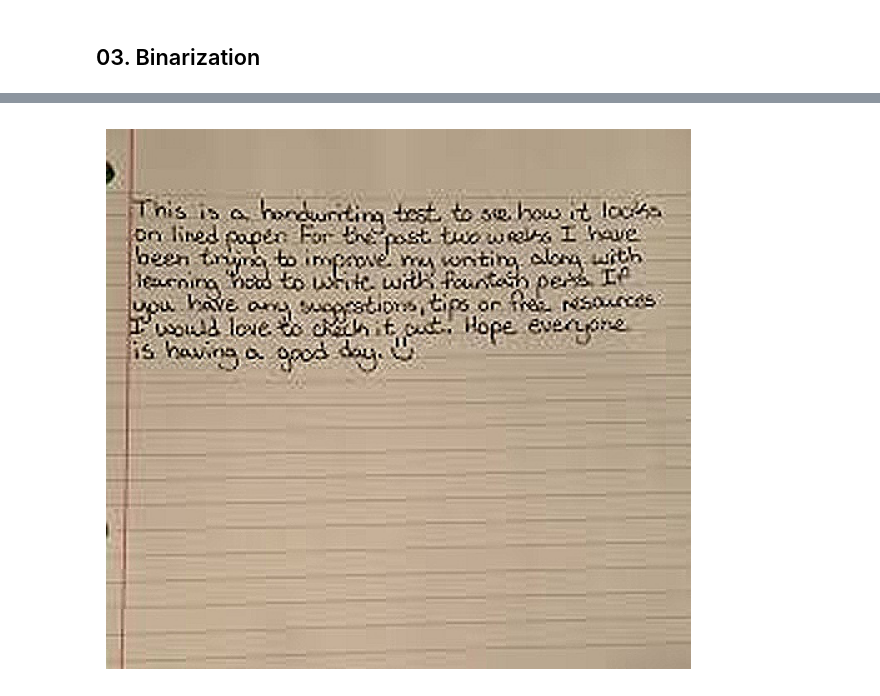
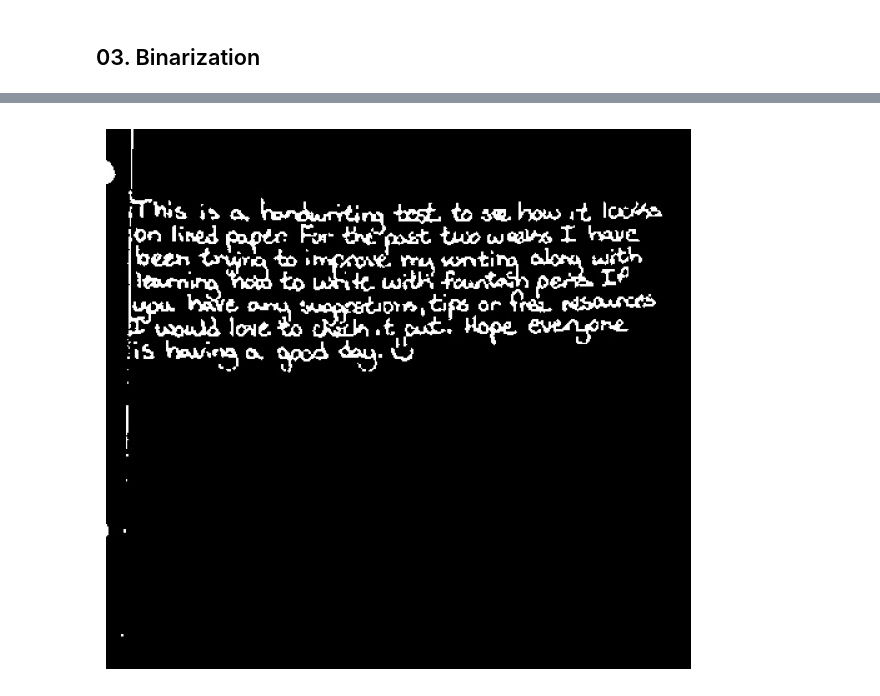
Before and after one commit to saakshiwagh/ocr-python, a Jupyter notebook: 02_02_working_with_opencv.ipynb, the cells around one changed output, grey strips where cells are left out. Drawn from its saved outputs; the diff is of its cells as text; code cells hidden in the pictures.

```diff
--- a/02_02_working_with_opencv.ipynb
+++ b/02_02_working_with_opencv.ipynb
@@ -96,22 +88,7 @@ display("temp/upscaled_handwritten_sample.jpeg")
-# %%
-import cv2
-import numpy as np
-
-# Load the image
-img = cv2.imread("temp/upscaled_handwritten_sample.jpeg")
-
-# Sharpening kernel
-kernel = np.array([[0, -1, 0],
-                [-1, 5, -1],
-                [0, -1, 0]]
-                )
-
-# Apply the sharpening kernel
-sharpened = cv2.filter2D(img, -1, kernel)
-
-# Save and optionally display
-cv2.imwrite("temp/sharpened_handwritten_sample.jpeg", sharpened)
-
-display("temp/sharpened_handwritten_sample.jpeg")
-# %% [output]
-[figure, removed]
+# %%
+thresh, im_bw = cv2.threshold(gray_image, 127, 255, cv2.THRESH_BINARY)
+cv2.imwrite("temp/bw_image.jpg", im_bw)
+
+display("temp/bw_image.jpg")
+# %% [output]
+[figure, added]
```
Also changed, not shown: parts of 6 cells of this notebook, 31 other files.
